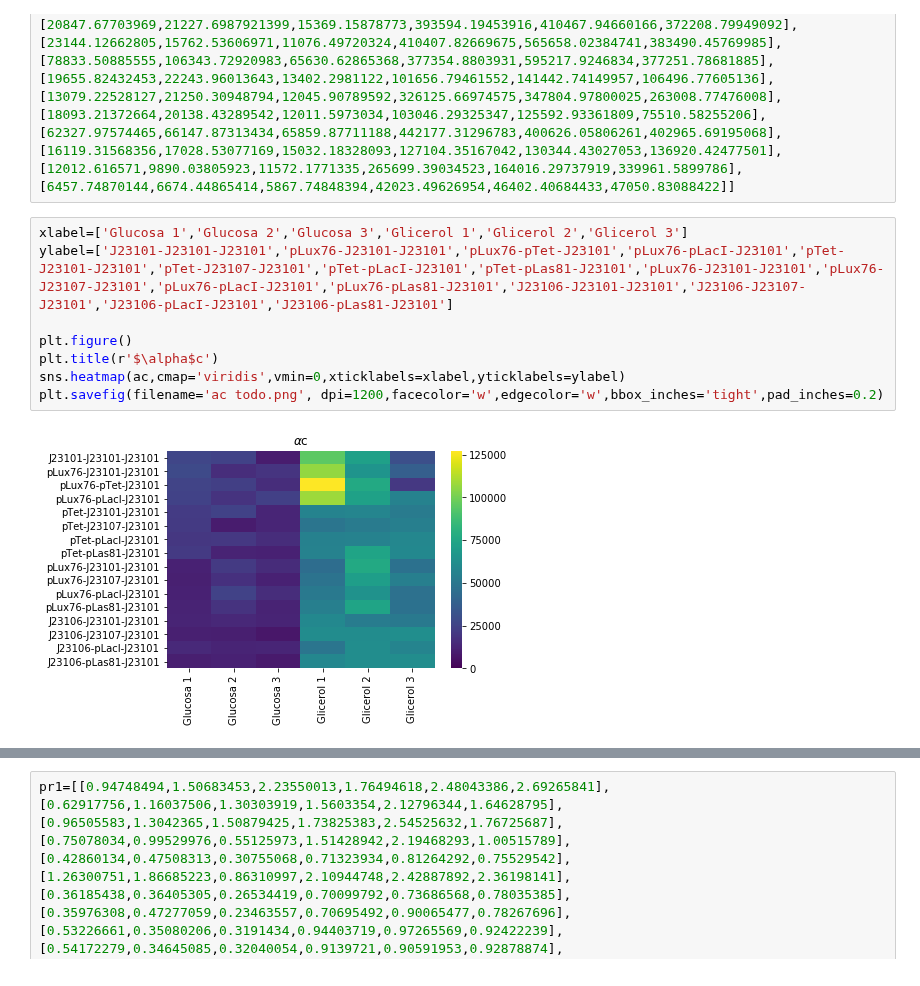
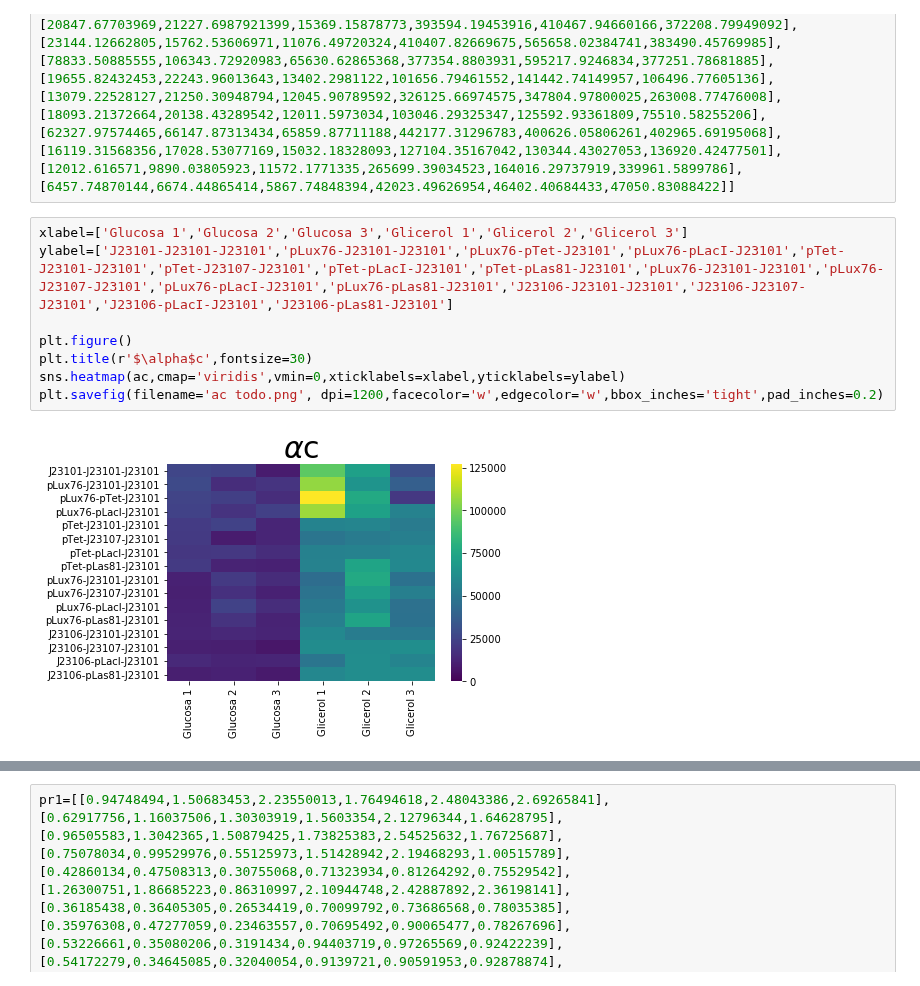
Before and after one commit to macams/Biosensores, a Jupyter notebook: Análisis/HM y anovas todo/HM y ANOVAS todo.ipynb, the cells around one changed output, grey strips where cells are left out. Cells and saved outputs as stored; diff of their text form.

```diff
--- a/Análisis/HM y anovas todo/HM y ANOVAS todo.ipynb
+++ b/Análisis/HM y anovas todo/HM y ANOVAS todo.ipynb
@@ -103,13 +103,13 @@ ay=[[144799.94498101,179544.18717446,94168.31190947,677166.03908262,642180.87290
 # %%
 xlabel=['Glucosa 1','Glucosa 2','Glucosa 3','Glicerol 1','Glicerol 2','Glicerol 3']
 ylabel=['J23101-J23101-J23101','pLux76-J23101-J23101','pLux76-pTet-J23101','pLux76-pLacI-J23101','pTet-J23101-J23101','pTet-J23107-J23101','pTet-pLacI-J23101','pTet-pLas81-J23101','pLux76-J23101-J23101','pLux76-J23107-J23101','pLux76-pLacI-J23101','pLux76-pLas81-J23101','J23106-J23101-J23101','J23106-J23107-J23101','J23106-pLacI-J23101','J23106-pLas81-J23101']
 
 plt.figure()
-plt.title(r'$\alpha$c')
+plt.title(r'$\alpha$c',fontsize=30)
 sns.heatmap(ac,cmap='viridis',vmin=0,xticklabels=xlabel,yticklabels=ylabel)
 plt.savefig(filename='ac todo.png', dpi=1200,facecolor='w',edgecolor='w',bbox_inches='tight',pad_inches=0.2)
 # %% [output]
-[figure, old version]
+[figure, new version]
 # %%
 ryylabel=['J23101-J23101-J23101','pLux76-J23101-J23101','pLux76-pTet-J23101','pLux76-pLacI-J23101','pTet-J23101-J23101','pTet-J23107-J23101','pTet-pLacI-J23101','pTet-pLas81-J23101','pLux76-J23101-J23101','pLux76-J23107-J23101','pLux76-pLacI-J23101','pLux76-pLas81-J23101','J23106-J23101-J23101','J23106-J23107-J23101','J23106-pLacI-J23101','J23106-pLas81-J23101']
 
```
Also changed, not shown: parts of 13 cells of this notebook, 35 other files.
